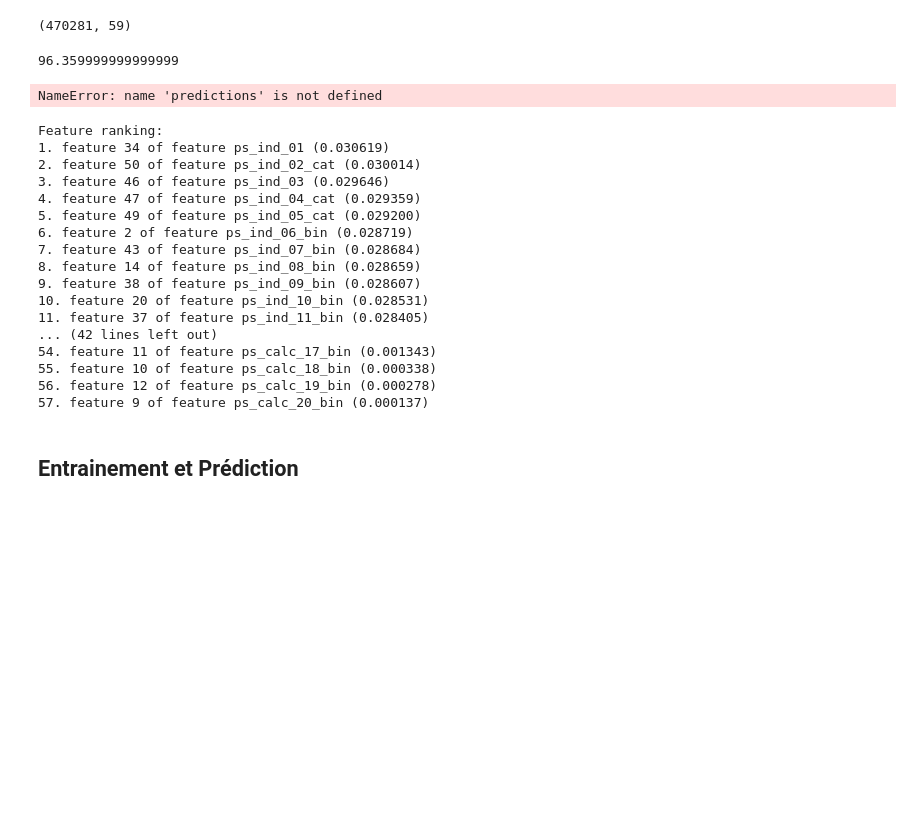
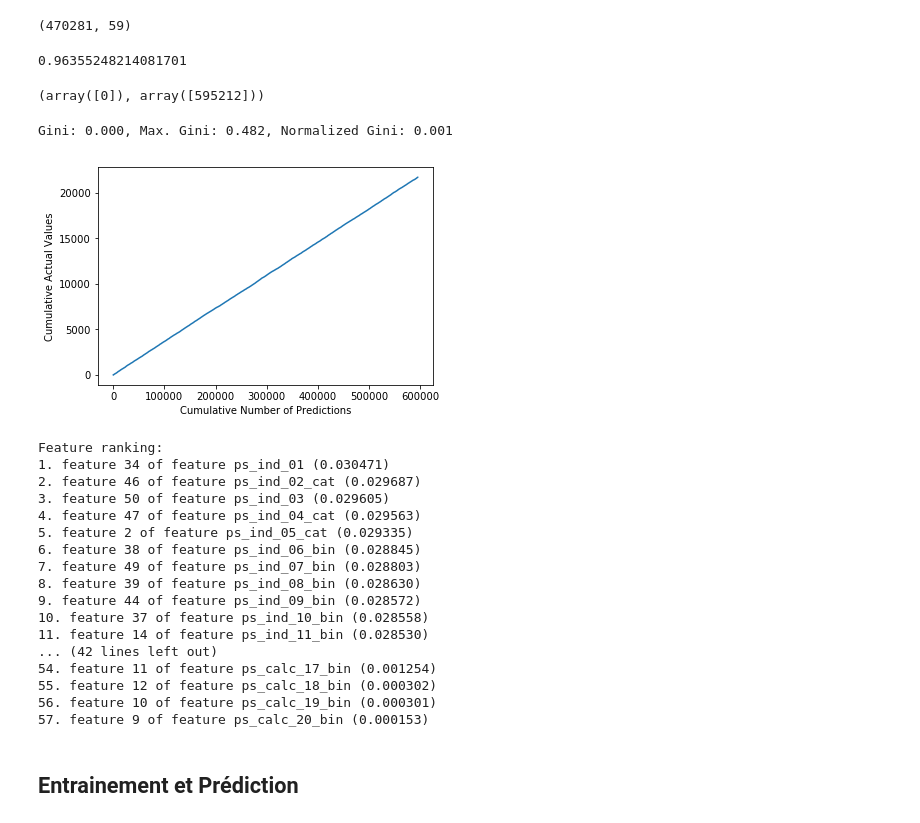
Before and after one commit to CyrilMa/ML1, a Jupyter notebook: proj1/simple_example.ipynb, the cells around one changed output. Cells and saved outputs as stored; diff of their text form; code cells hidden in the pictures; blank space fills up the shorter version.

```diff
--- a/proj1/simple_example.ipynb
+++ b/proj1/simple_example.ipynb
@@ -26,8 +23,9 @@ Ytst, Xtst = testing_set[:,1],testing_set[:,2:]
 ## Analyse avec panda
 # %%
 # I think we can use panda as an alternative for analysis, since it helps us gain more insights into the data
-train = pd.read_csv("./data/train.csv",delimiter=',')
-test = pd.read_csv("./data/test.csv", delimiter=',')
+
+train = data.get_training_set()
+test = data.get_testing_set()
 # %%
 # very pretty summary of each feature
 train.describe()
@@ -74,7 +72,7 @@ train[['target','id']].groupby(['target'], as_index=False).count()
 # %%
 # separate data and label
 X = train.drop(['id','target'],axis=1) # drop id and target from X, since "id" wouldn't do much help for prediction
-Y = train['target']
+Y = train['target'].as_matrix()
 # %%
 # we are told that features ending with 'cat' are categorical ones, we'd try to extract which features are indeed categorical
 X.filter(like='cat').columns
@@ -110,19 +106,20 @@ X_test = test.drop(['id'], axis=1)
-# %%
-logreg = LogisticRegression()
-logreg.fit(X, Y)
-Y_pred = logreg.predict(X_test)
-acc_log = round(logreg.score(X, Y) * 100, 2)
-acc_log
-# I receive an accuracy of 96.36 here which is very strange
-# something must be so wrong accuracy couldn't be so high :))
-# %% [output]
-96.359999999999999
-# %%
-gini.gini_visualization(Ytst,Y_pred,True)
-# I don't really understand why gini doesn't run here ?
-# maybe if the code is running fine on your machine could you please test it :-) ?
-# %% [output]
-NameError: name 'predictions' is not defined
+# %%
+logreg = LogisticRegression()
+Y_pred = cross_val_predict(logreg, X.as_matrix(), Y, cv=5)
+
+accuracy_score(Y_pred, Y)
+# %% [output]
+0.96355248214081701
+# %%
+np.unique(Y_pred, return_counts=True)
+# not cool :(
+# %% [output]
+(array([0]), array([595212]))
+# %%
+gini.gini_visualization(Y,Y_pred,True)
+# %% [output]
+Gini: 0.000, Max. Gini: 0.482, Normalized Gini: 0.001
+[figure, added]
 # %%
 # compute feature importance
 X_scaled = preprocessing.scale(X)
@@ -137,22 +134,22 @@ for f in range(X.shape[1]):
     print("%d. feature %d of feature %s (%f)" % (f + 1, indices[f], X.columns[f], importances[indices[f]]))
 # %% [output]
 Feature ranking:
-1. feature 34 of feature ps_ind_01 (0.030619)
-2. feature 50 of feature ps_ind_02_cat (0.030014)
-3. feature 46 of feature ps_ind_03 (0.029646)
-4. feature 47 of feature ps_ind_04_cat (0.029359)
-5. feature 49 of feature ps_ind_05_cat (0.029200)
-6. feature 2 of feature ps_ind_06_bin (0.028719)
-7. feature 43 of feature ps_ind_07_bin (0.028684)
-8. feature 14 of feature ps_ind_08_bin (0.028659)
-9. feature 38 of feature ps_ind_09_bin (0.028607)
-10. feature 20 of feature ps_ind_10_bin (0.028531)
-11. feature 37 of feature ps_ind_11_bin (0.028405)
+1. feature 34 of feature ps_ind_01 (0.030471)
+2. feature 46 of feature ps_ind_02_cat (0.029687)
+3. feature 50 of feature ps_ind_03 (0.029605)
+4. feature 47 of feature ps_ind_04_cat (0.029563)
+5. feature 2 of feature ps_ind_05_cat (0.029335)
+6. feature 38 of feature ps_ind_06_bin (0.028845)
+7. feature 49 of feature ps_ind_07_bin (0.028803)
+8. feature 39 of feature ps_ind_08_bin (0.028630)
+9. feature 44 of feature ps_ind_09_bin (0.028572)
+10. feature 37 of feature ps_ind_10_bin (0.028558)
+11. feature 14 of feature ps_ind_11_bin (0.028530)
 ... (42 lines left out)
-54. feature 11 of feature ps_calc_17_bin (0.001343)
-55. feature 10 of feature ps_calc_18_bin (0.000338)
-56. feature 12 of feature ps_calc_19_bin (0.000278)
-57. feature 9 of feature ps_calc_20_bin (0.000137)
+54. feature 11 of feature ps_calc_17_bin (0.001254)
+55. feature 12 of feature ps_calc_18_bin (0.000302)
+56. feature 10 of feature ps_calc_19_bin (0.000301)
+57. feature 9 of feature ps_calc_20_bin (0.000153)
 # %% [markdown]
 ## Entrainement et Prédiction
 # %%
```
Also changed, not shown: parts of 4 cells of this notebook.
